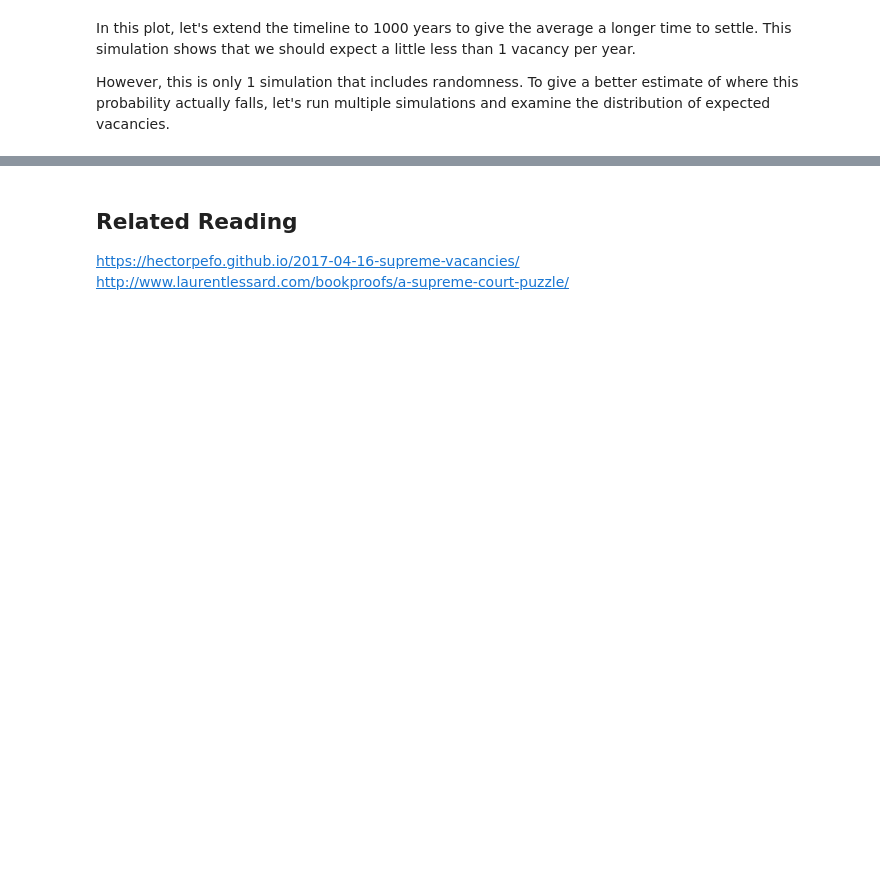
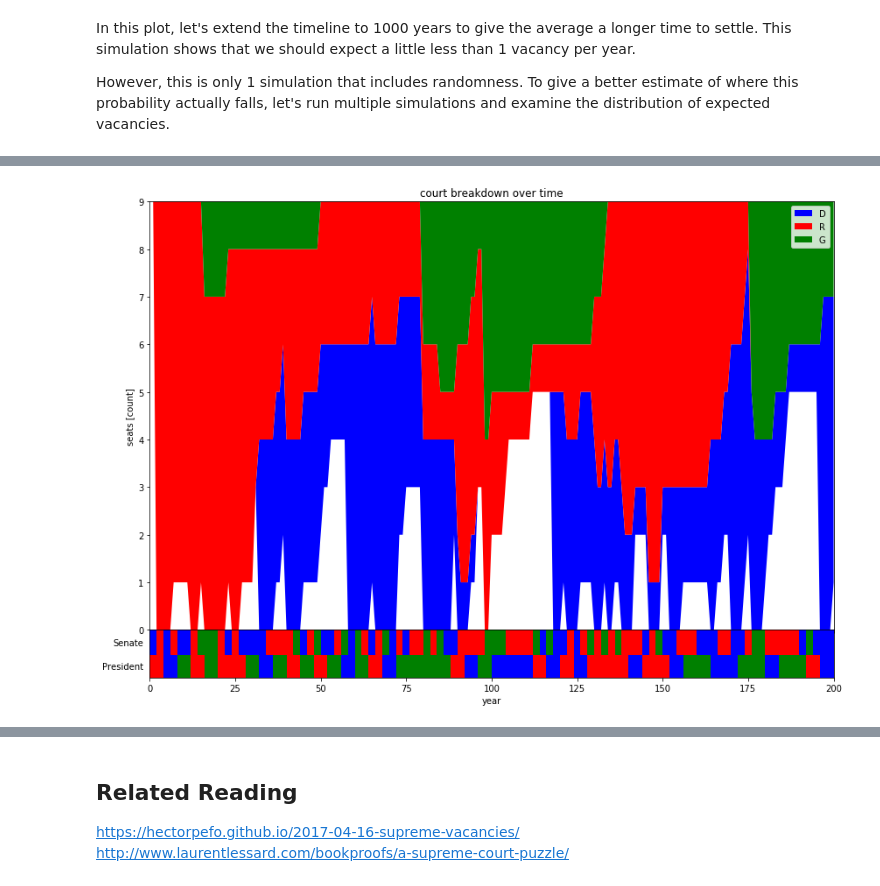
Before and after one commit to andrewzwicky/puzzles, a Jupyter notebook: FiveThirtyEightRiddler/2017-04-14/empty_court_seats.ipynb, the cells around one changed output, grey strips where cells are left out. Drawn from its saved outputs; the diff is of its cells as text; code cells hidden in the pictures; blank space fills up the shorter version.

```diff
--- a/FiveThirtyEightRiddler/2017-04-14/empty_court_seats.ipynb
+++ b/FiveThirtyEightRiddler/2017-04-14/empty_court_seats.ipynb
@@ -213,0 +221,20 @@ years, _, _, _, means = zip(*results)
+# %%
+class Party(Enum):
+    D = 1
+    R = 2
+    G = 3
+
+color_trans = {Party.D:'blue', Party.R:'red', Party.G:'green'}
+# %%
+sim_years = 200
+
+years, bench_stacks, president_parties, senate_parties, mean = run_simulation(sim_years)
+
+stacked_plot_bench_over_time_with_parties(years,
+                                          bench_stacks,
+                                          president_parties,
+                                          senate_parties,
+                                          color_trans,
+                                          Party)
+# %% [output]
+[figure, added]
```
Also changed, not shown: parts of 23 cells of this notebook, 2 other files.
